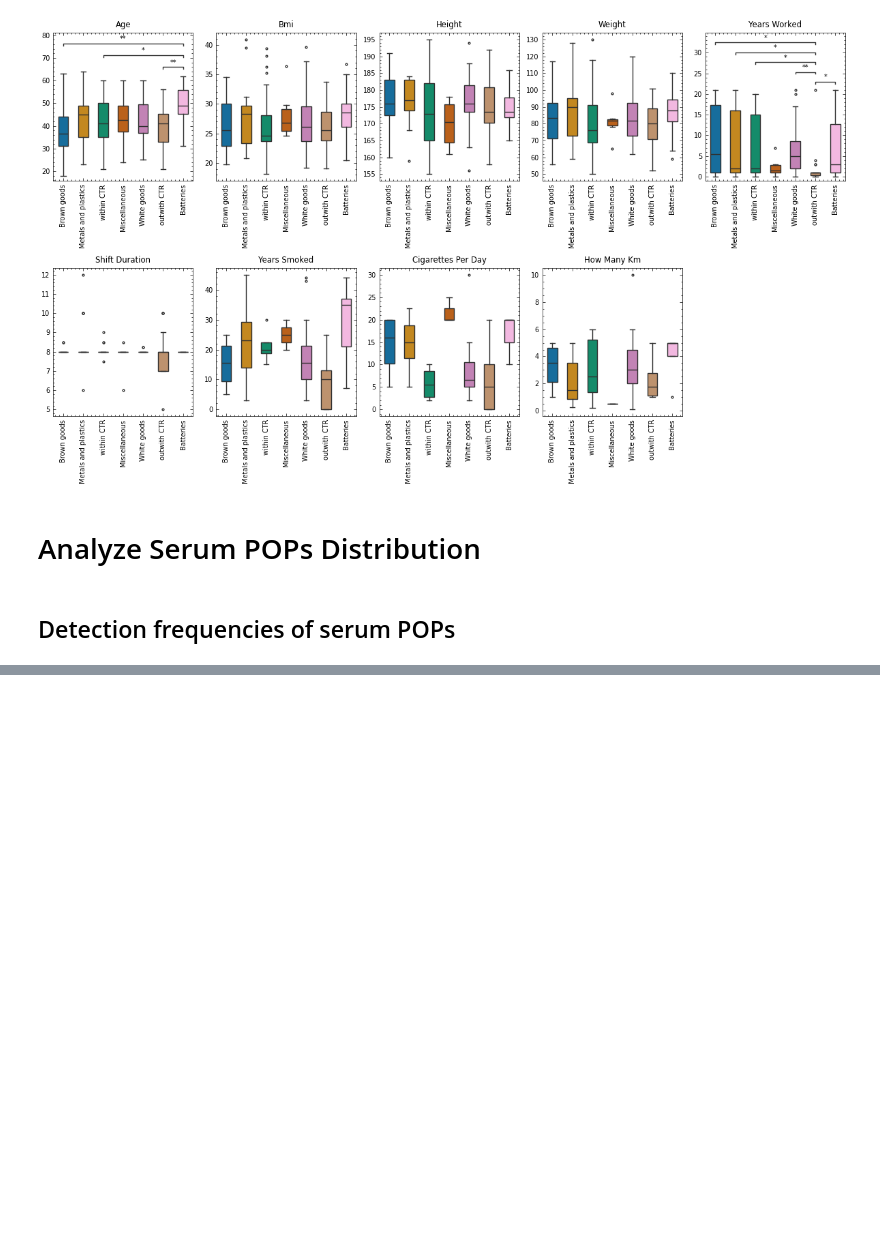
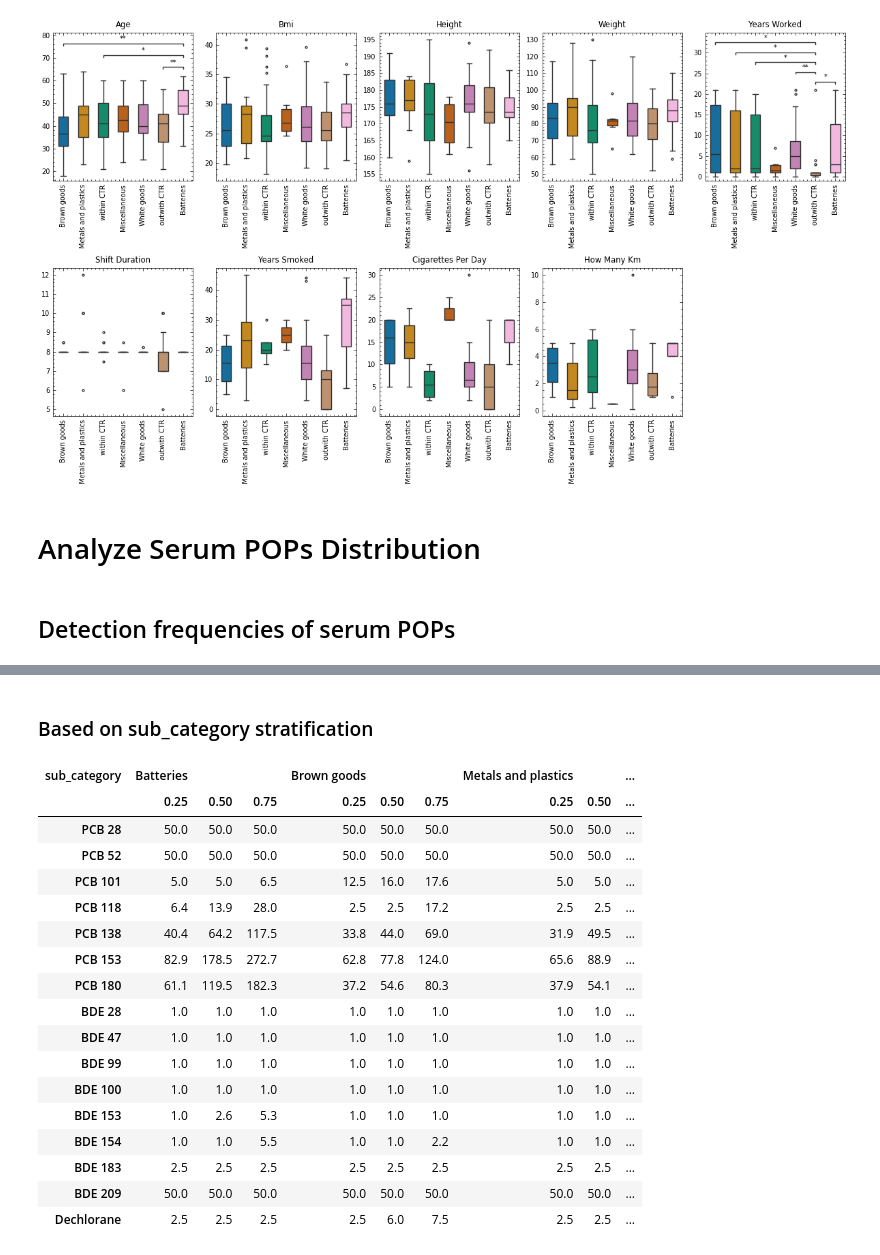
Before and after one commit to adamcseresznye/HBM4EU_eWaste_POPs, a Jupyter notebook: notebooks/NB2_ACs_Describe_Demographics_and_POPs.ipynb, the cells around one changed output, grey strips where cells are left out. Cells and saved outputs as stored; diff of their text form; code cells hidden in the pictures; blank space fills up the shorter version.

```diff
--- a/notebooks/NB2_ACs_Describe_Demographics_and_POPs.ipynb
+++ b/notebooks/NB2_ACs_Describe_Demographics_and_POPs.ipynb
@@ -534,0 +412,29 @@ plt.tight_layout()
+# %% [markdown]
+### Based on sub_category stratification
+# %%
+(
+    df.loc[:, "sub_category":]
+    .groupby("sub_category")
+    .quantile([0.25, 0.5, 0.75])
+    .transpose()
+    .round(1)
+)
+# %% [output]
+| sub_category | Batteries |  |  | Brown goods |  |  | Metals and plastics |  | ... |
+|  | 0.25 | 0.50 | 0.75 | 0.25 | 0.50 | 0.75 | 0.25 | 0.50 | ... |
+| PCB 28 | 50.0 | 50.0 | 50.0 | 50.0 | 50.0 | 50.0 | 50.0 | 50.0 | ... |
+| PCB 52 | 50.0 | 50.0 | 50.0 | 50.0 | 50.0 | 50.0 | 50.0 | 50.0 | ... |
+| PCB 101 | 5.0 | 5.0 | 6.5 | 12.5 | 16.0 | 17.6 | 5.0 | 5.0 | ... |
+| PCB 118 | 6.4 | 13.9 | 28.0 | 2.5 | 2.5 | 17.2 | 2.5 | 2.5 | ... |
+| PCB 138 | 40.4 | 64.2 | 117.5 | 33.8 | 44.0 | 69.0 | 31.9 | 49.5 | ... |
+| PCB 153 | 82.9 | 178.5 | 272.7 | 62.8 | 77.8 | 124.0 | 65.6 | 88.9 | ... |
+| PCB 180 | 61.1 | 119.5 | 182.3 | 37.2 | 54.6 | 80.3 | 37.9 | 54.1 | ... |
+| BDE 28 | 1.0 | 1.0 | 1.0 | 1.0 | 1.0 | 1.0 | 1.0 | 1.0 | ... |
+| BDE 47 | 1.0 | 1.0 | 1.0 | 1.0 | 1.0 | 1.0 | 1.0 | 1.0 | ... |
+| BDE 99 | 1.0 | 1.0 | 1.0 | 1.0 | 1.0 | 1.0 | 1.0 | 1.0 | ... |
+| BDE 100 | 1.0 | 1.0 | 1.0 | 1.0 | 1.0 | 1.0 | 1.0 | 1.0 | ... |
+| BDE 153 | 1.0 | 2.6 | 5.3 | 1.0 | 1.0 | 1.0 | 1.0 | 1.0 | ... |
+| BDE 154 | 1.0 | 1.0 | 5.5 | 1.0 | 1.0 | 2.2 | 1.0 | 1.0 | ... |
+| BDE 183 | 2.5 | 2.5 | 2.5 | 2.5 | 2.5 | 2.5 | 2.5 | 2.5 | ... |
+| BDE 209 | 50.0 | 50.0 | 50.0 | 50.0 | 50.0 | 50.0 | 50.0 | 50.0 | ... |
+| Dechlorane | 2.5 | 2.5 | 2.5 | 2.5 | 6.0 | 7.5 | 2.5 | 2.5 | ... |
```
Also changed, not shown: parts of 16 cells of this notebook, 1 other file.
